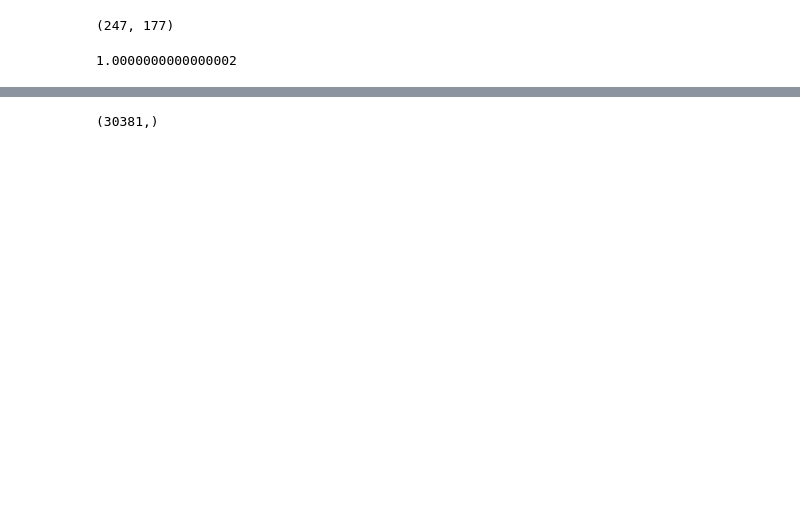
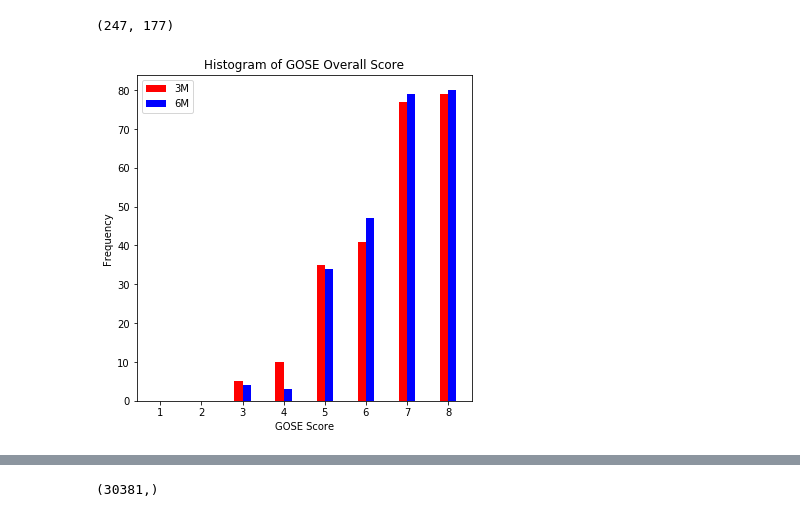
Before and after one commit to BouchardLab/ML_4_prec_prognosis, a Jupyter notebook: notebooks/entropy_vs_numclusters.ipynb, the cells around one changed output, grey strips where cells are left out. Drawn from its saved outputs; the diff is of its cells as text; code cells hidden in the pictures; blank space fills up the shorter version.

Commit message:
fixing plots

```diff
--- a/notebooks/entropy_vs_numclusters.ipynb
+++ b/notebooks/entropy_vs_numclusters.ipynb
@@ -24,4 +20,18 @@ gose
-# %%
-np.array(list(Counter(gose).values()))/len(gose)
-# %% [output]
-1.0000000000000002
+# %%
+# GOSE scores
+gose_overallscore_3m = oc[:,4]
+gose_overallscore_6m = oc[:,32]
+gose_otherissues_6m = oc[:,29]
+gose_otherissues_3m = oc[:,3]
+gose_Reponder6M_Patient_alone = oc[:,24]
+gose_Travel6M = oc[:,27]
+# %%
+plt.figure(figsize=(6,6))
+plt.hist([gose_overallscore_3m, gose_overallscore_6m], align='left', bins=np.arange(1,9,0.5), label=['3M','6M'], color=['red','blue'])
+plt.title('Histogram of GOSE Overall Score')
+plt.xlabel('GOSE Score')
+plt.ylabel('Frequency')
+plt.legend()
+plt.savefig('/Users/ahyeon/Desktop/activ misc/hist_gose.pdf')
+# %% [output]
+[figure, added]
```
Also changed, not shown: parts of 14 cells of this notebook, 3 other files.
